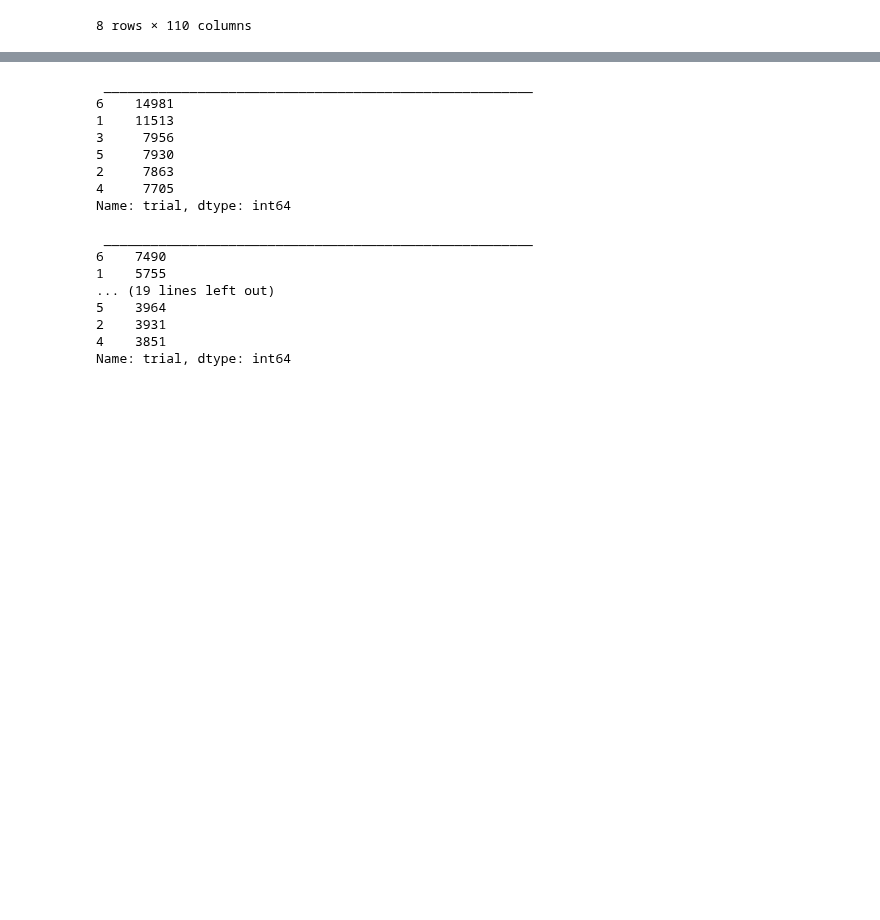
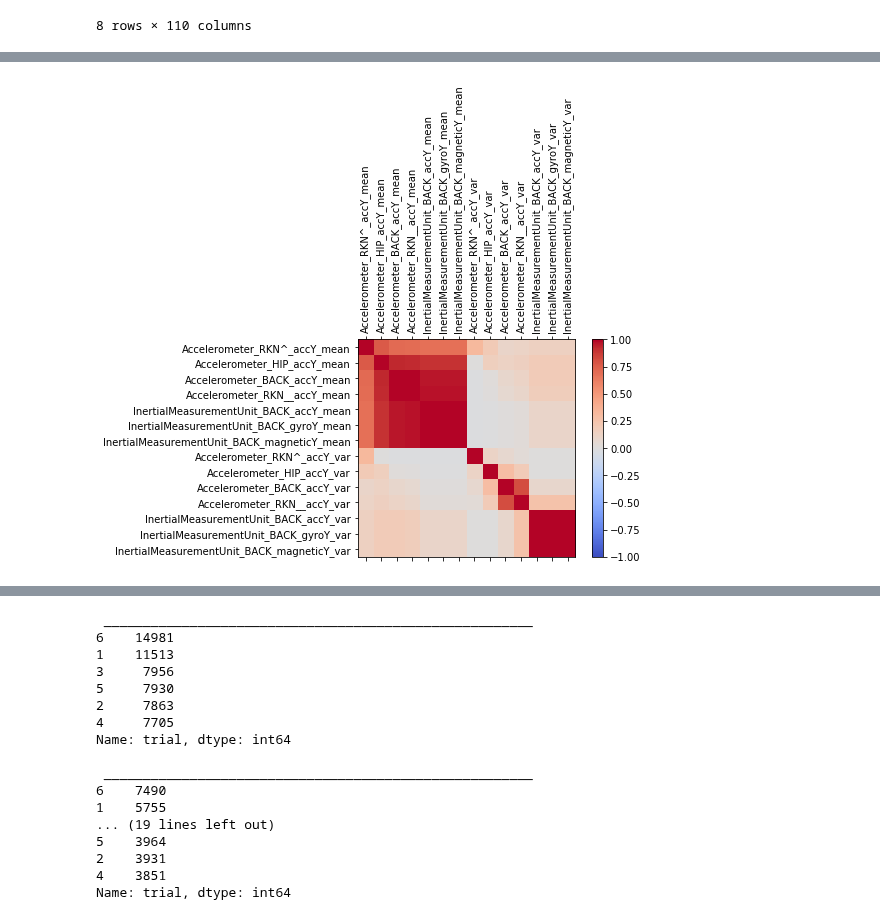
Before and after one commit to jormartin77/opportunity, a Jupyter notebook: opportunity.ipynb, the cells around one changed output, grey strips where cells are left out. Drawn from its saved outputs; the diff is of its cells as text; code cells hidden in the pictures; blank space fills up the shorter version.

```diff
--- a/opportunity.ipynb
+++ b/opportunity.ipynb
@@ -260,7 +260,7 @@ for user in users:
         all_data_5S = pd.concat([all_data_5S, all_features_5S])
 
         all_features_10S = windowing(data, 10000, '10S', 5000, labels, 11)
-        all_data_10S = pd.concat([all_data_10S, all_features_10S])
+        all_data_0S = pd.concat([all_data_10S, all_features_10S])
 # %%
 data.describe()
 # %% [output]
@@ -297,0 +277,30 @@ data
+# %%
+features_analisys = all_data_1S.filter(['Accelerometer_RKN^_accY_mean',
+'Accelerometer_HIP_accY_mean',
+'Accelerometer_BACK_accY_mean',
+'Accelerometer_RKN__accY_mean',
+'InertialMeasurementUnit_BACK_accY_mean',
+'InertialMeasurementUnit_BACK_gyroY_mean',
+'InertialMeasurementUnit_BACK_magneticY_mean',
+'Accelerometer_RKN^_accY_var',
+'Accelerometer_HIP_accY_var',
+'Accelerometer_BACK_accY_var',
+'Accelerometer_RKN__accY_var',
+'InertialMeasurementUnit_BACK_accY_var',
+'InertialMeasurementUnit_BACK_gyroY_var',
+'InertialMeasurementUnit_BACK_magneticY_var'
+], axis=1)
+corr = features_analisys.corr()
+fig = plt.figure()
+ax = fig.add_subplot(111)
+cax = ax.matshow(corr,cmap='coolwarm', vmin=-1, vmax=1)
+fig.colorbar(cax)
+ticks = np.arange(0,len(features_analisys.columns),1)
+ax.set_xticks(ticks)
+plt.xticks(rotation=90)
+ax.set_yticks(ticks)
+ax.set_xticklabels(features_analisys.columns)
+ax.set_yticklabels(features_analisys.columns)
+plt.show()
+# %% [output]
+[figure, added]
```
Also changed, not shown: parts of 16 cells of this notebook.
